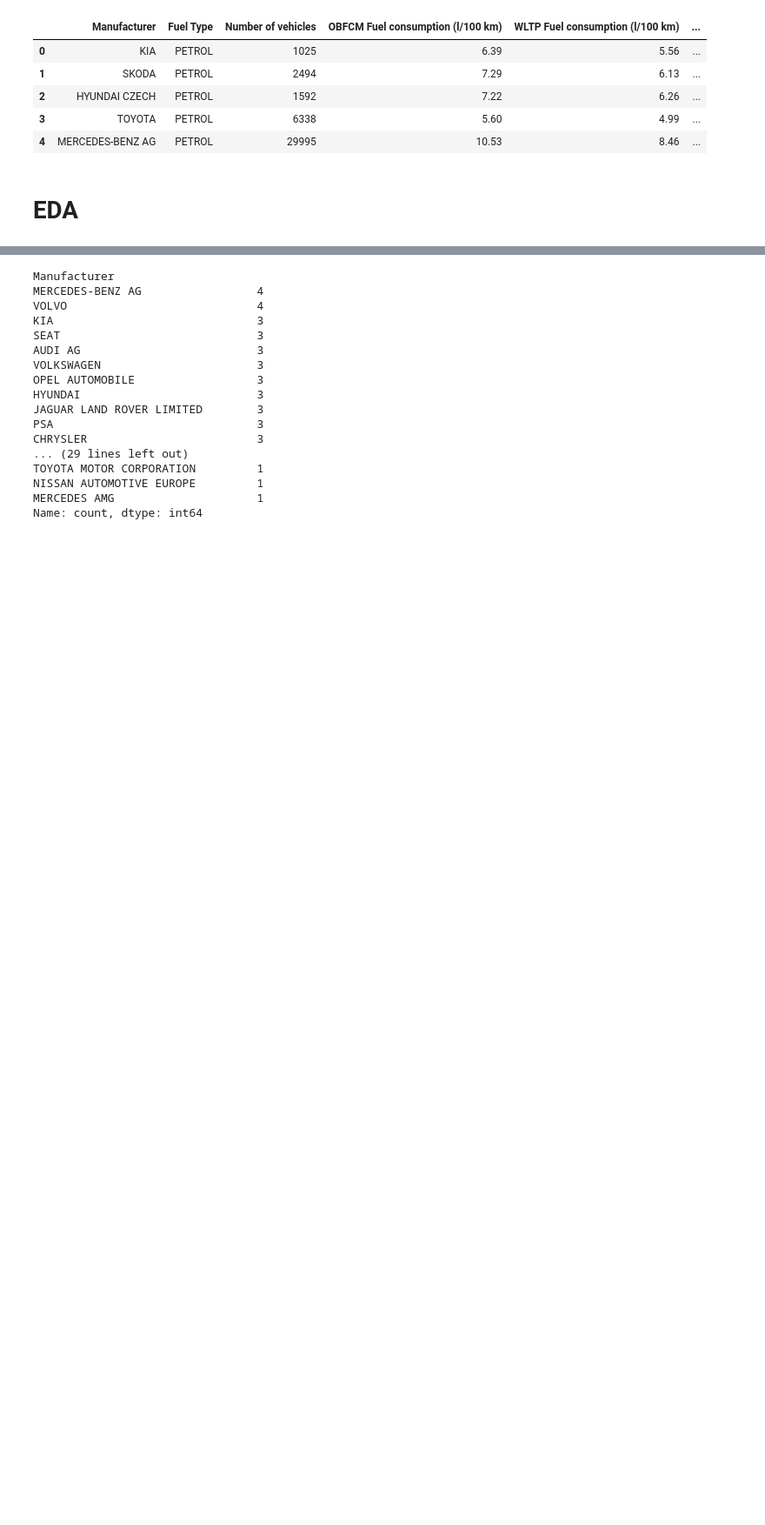
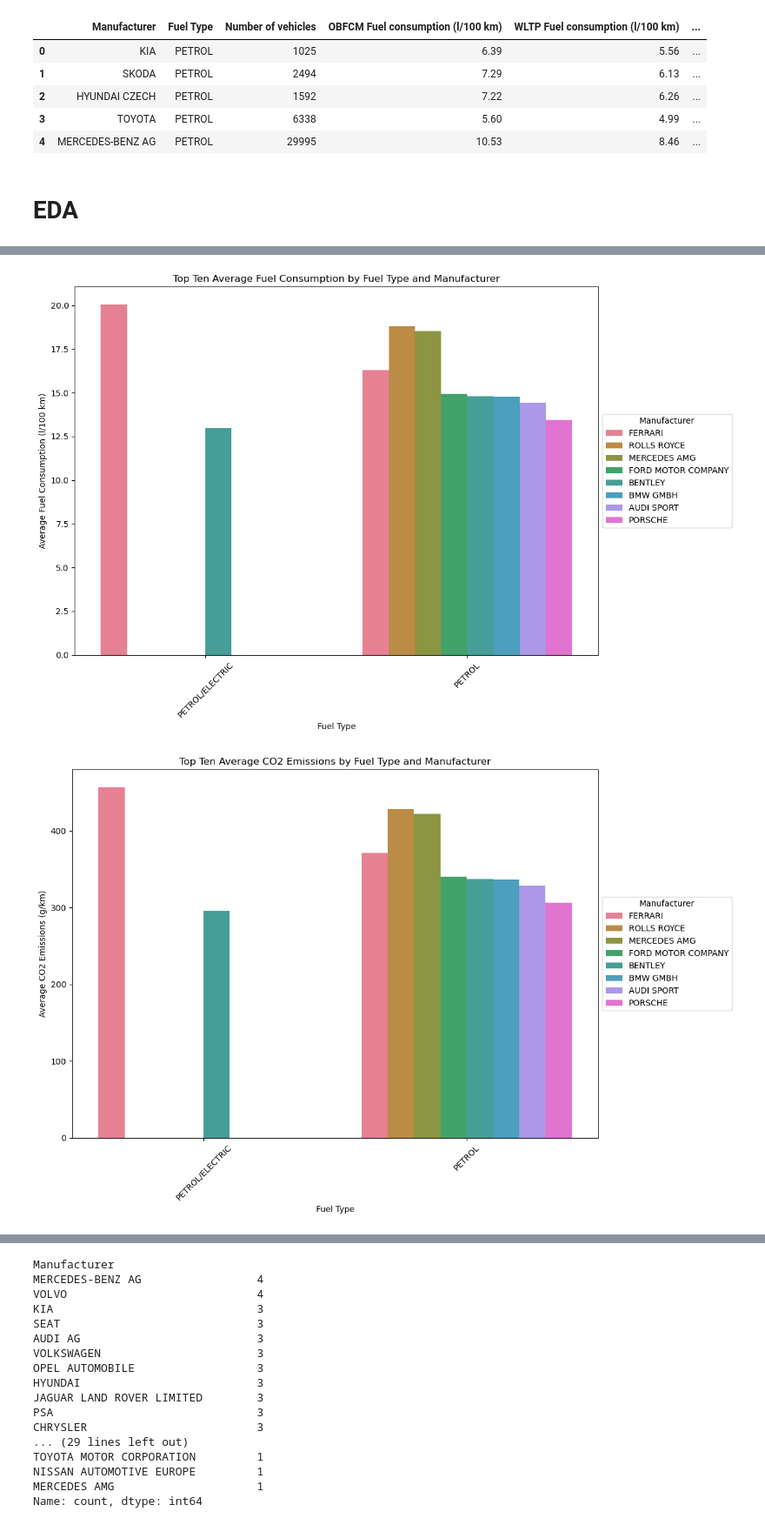
Before and after one commit to Godwin-Oti/CO2-Emission-Analysis, a Jupyter notebook: Car.ipynb, the cells around one changed output, grey strips where cells are left out. Shown at 87% size. Drawn from its saved outputs; the diff is of its cells as text; code cells hidden in the pictures; blank space fills up the shorter version.

```diff
--- a/Car.ipynb
+++ b/Car.ipynb
@@ -285,0 +346,40 @@ car_agg.head()
+# %%
+# Top ten
+
+# Sort the average_data DataFrame by the desired column (e.g., 'OBFCM Fuel Consumption (l/100 km)')
+top_ten_fuel_consumption = average_data.sort_values(by='OBFCM Fuel consumption (l/100 km)', ascending=False).head(10)
+top_ten_co2_emissions = average_data.sort_values(by='OBFCM CO2 emissions (g/km)', ascending=False).head(10)
+
+# Define a custom palette
+custom_palette = sns.color_palette("husl", len(top_ten_fuel_consumption['Manufacturer'].unique()))
+
+# Plot average fuel consumption by fuel type and manufacturer for the top ten values
+plt.figure(figsize=(12, 8))
+ax = sns.barplot(data=top_ten_fuel_consumption, x='Fuel Type', y='OBFCM Fuel consumption (l/100 km)', hue='Manufacturer', palette=custom_palette)
+plt.title('Top Ten Average Fuel Consumption by Fuel Type and Manufacturer')
+plt.xlabel('Fuel Type')
+plt.ylabel('Average Fuel Consumption (l/100 km)')
+plt.xticks(rotation=45)
+
+# Move the legend outside of the plot
+plt.legend(title='Manufacturer', loc='center left', bbox_to_anchor=(1, 0.5))
+
+plt.tight_layout()
+plt.show()
+
+# Plot average CO2 emissions by fuel type and manufacturer for the top ten values
+plt.figure(figsize=(12, 8))
+ax = sns.barplot(data=top_ten_co2_emissions, x='Fuel Type', y='OBFCM CO2 emissions (g/km)', hue='Manufacturer', palette=custom_palette)
+plt.title('Top Ten Average CO2 Emissions by Fuel Type and Manufacturer')
+plt.xlabel('Fuel Type')
+plt.ylabel('Average CO2 Emissions (g/km)')
+plt.xticks(rotation=45)
+
+# Move the legend outside of the plot
+plt.legend(title='Manufacturer', loc='center left', bbox_to_anchor=(1, 0.5))
+
+plt.tight_layout()
+plt.show()
+# %% [output]
+[figure, added]
+[figure, added]
```
Also changed, not shown: parts of 17 cells of this notebook, 1 other file.
